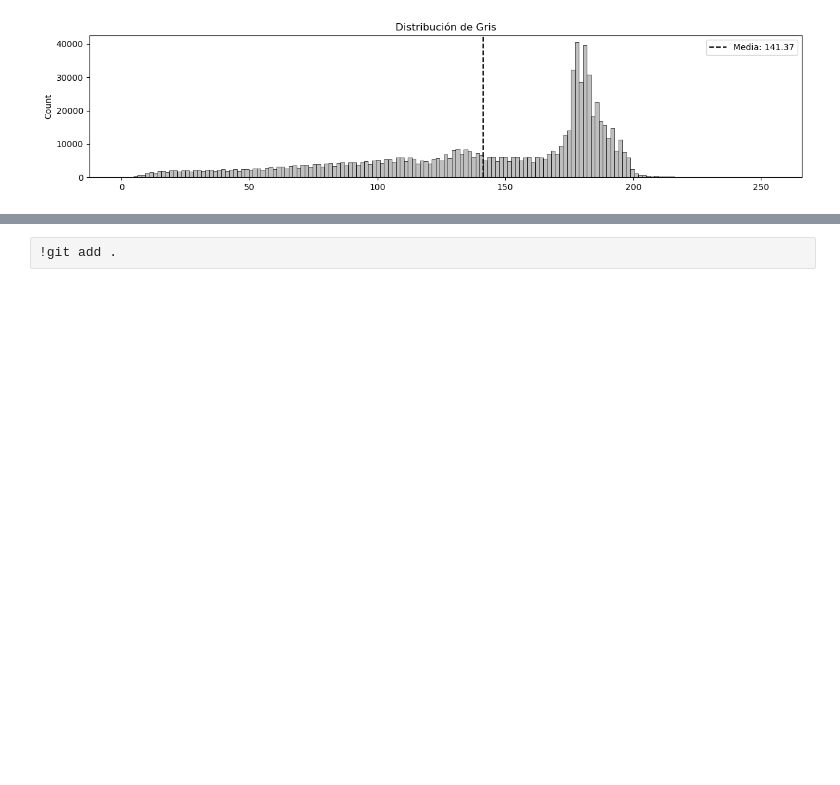
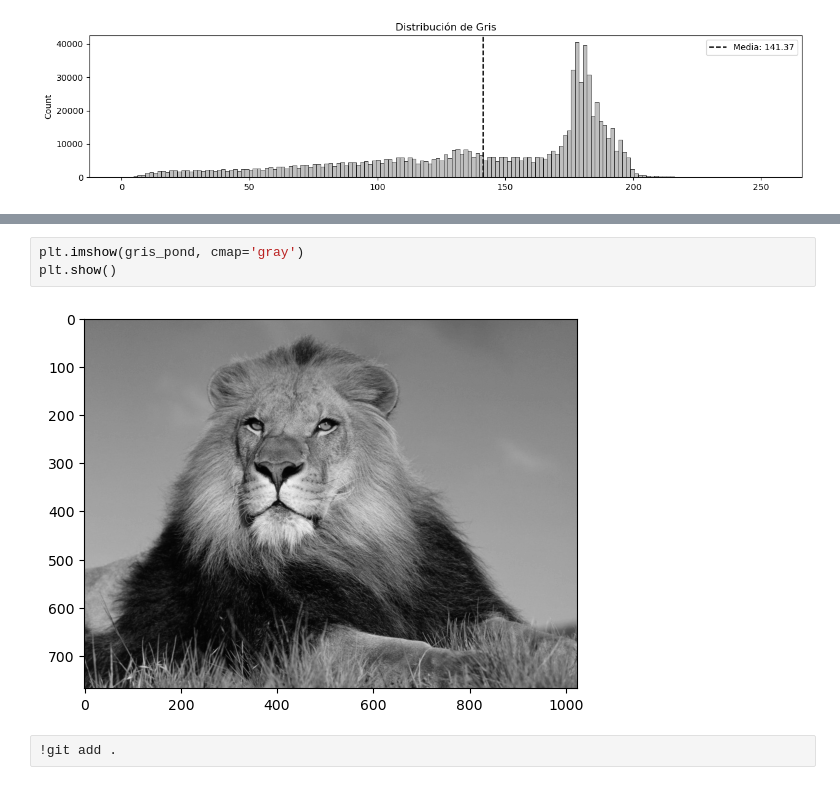
Before and after one commit to jriveramol/Lab1_ProcesamientoImagenes, a Jupyter notebook: 24005123 - Lab1.ipynb, the cells around one changed output, grey strips where cells are left out. Cells and saved outputs as stored; diff of their text form; blank space fills up the shorter version.

```diff
--- a/24005123 - Lab1.ipynb
+++ b/24005123 - Lab1.ipynb
@@ -189,3 +206,8 @@ histImg(ej3)
+# %%
+plt.imshow(gris_pond, cmap='gray')
+plt.show()
+# %% [output]
+[figure, added]
 # %%
 !git add .
 # %% [output]
```
Also changed, not shown: parts of 5 cells of this notebook.
